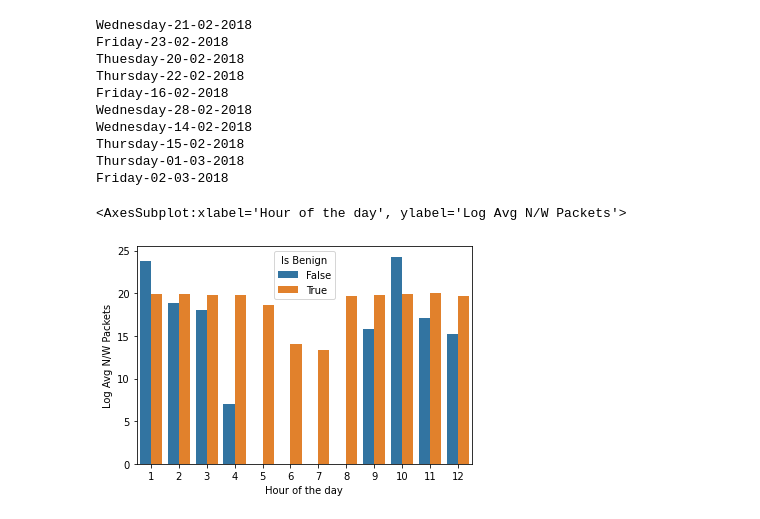
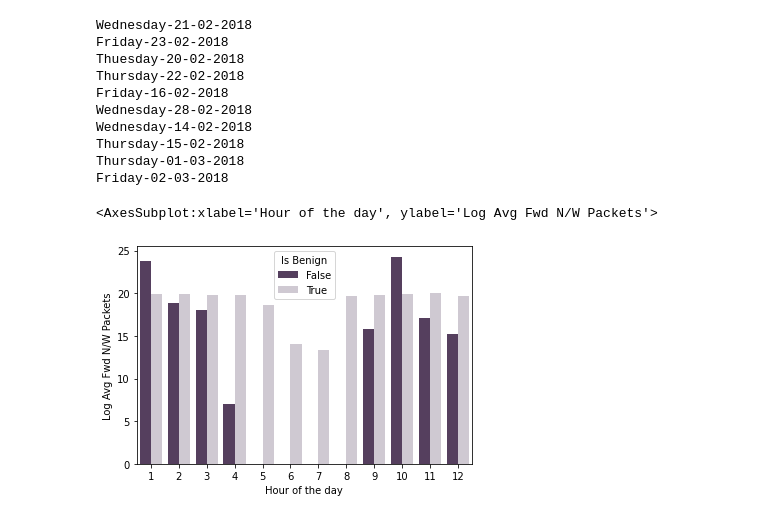
Before and after one commit to rohitc112/msds_capstone_idps, a Jupyter notebook: eda.ipynb, the cells around one changed output. Cells and saved outputs as stored; diff of their text form; code cells hidden in the pictures.

Commit message:
extra charts

```diff
--- a/eda.ipynb
+++ b/eda.ipynb
@@ -230,10 +220,17 @@ temp_df.columns = ["Hour of the day", "Is Benign", "Avg Packets", "Log Avg N/W P
+# %%
+agg_hour = [ df[["hour","is_allowed","Tot Fwd Pkts"]].groupby(["hour","is_allowed"]).sum("Tot Fwd Pkts").reset_index() for _,df in dfs_parquet.items()]
+final_agg_hour = pd.concat(agg_hour, ignore_index=True)
+temp_df = final_agg_hour.groupby(["hour","is_allowed"]).mean("Tot Fwd Pkts").reset_index()
+temp_df['log_avg_hourly_packets'] = np.log2(temp_df['Tot Fwd Pkts'])
+temp_df.columns = ["Hour of the day", "Is Benign", "Avg Fwd Packets", "Log Avg Fwd N/W Packets"]
 # %%
 import seaborn as sns
 # %%
 sns.barplot(x="Hour of the day",
-            y="Log Avg N/W Packets",
+            y="Log Avg Fwd N/W Packets",
             hue = "Is Benign",
-            data=temp_df)
+            data=temp_df,
+            palette = ["#573a63", "#d0c7d4"])
 # %% [output]
-<AxesSubplot:xlabel='Hour of the day', ylabel='Log Avg N/W Packets'>
+<AxesSubplot:xlabel='Hour of the day', ylabel='Log Avg Fwd N/W Packets'>
-[figure, old version]
+[figure, new version]
```
Also changed, not shown: parts of 26 cells of this notebook, 1 other file.
